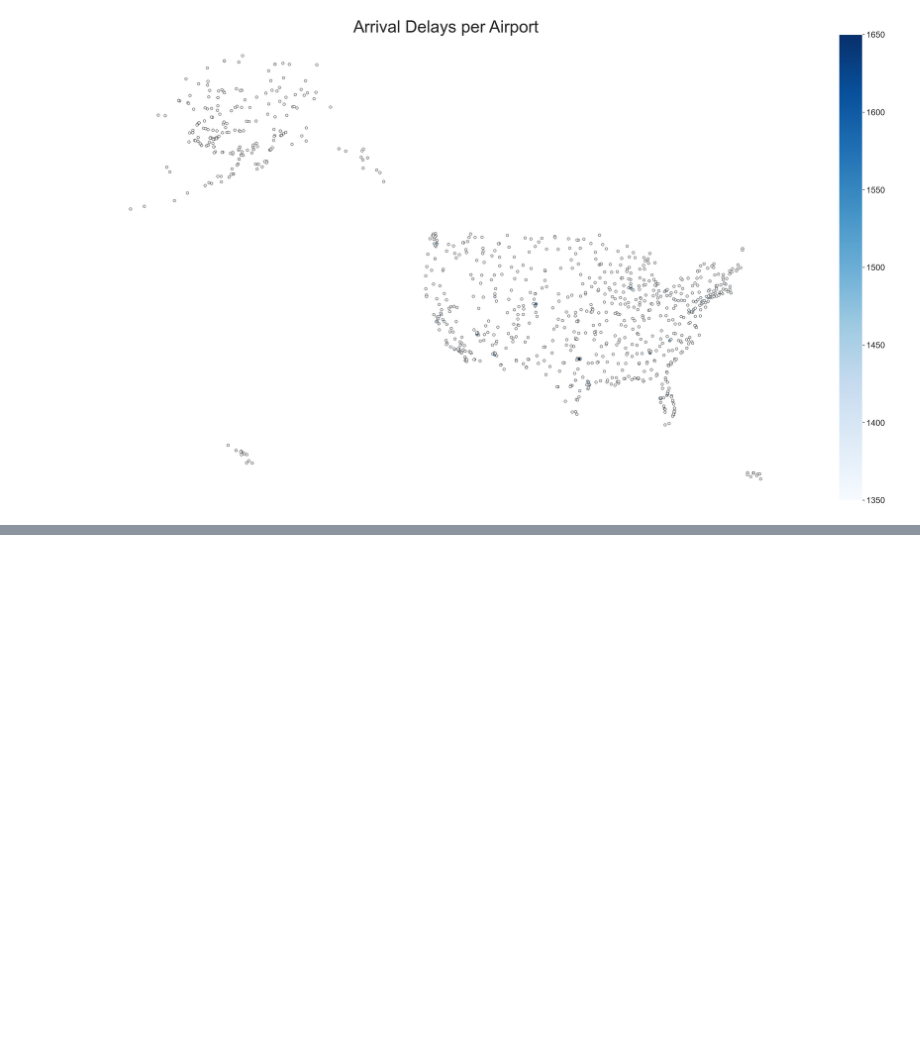
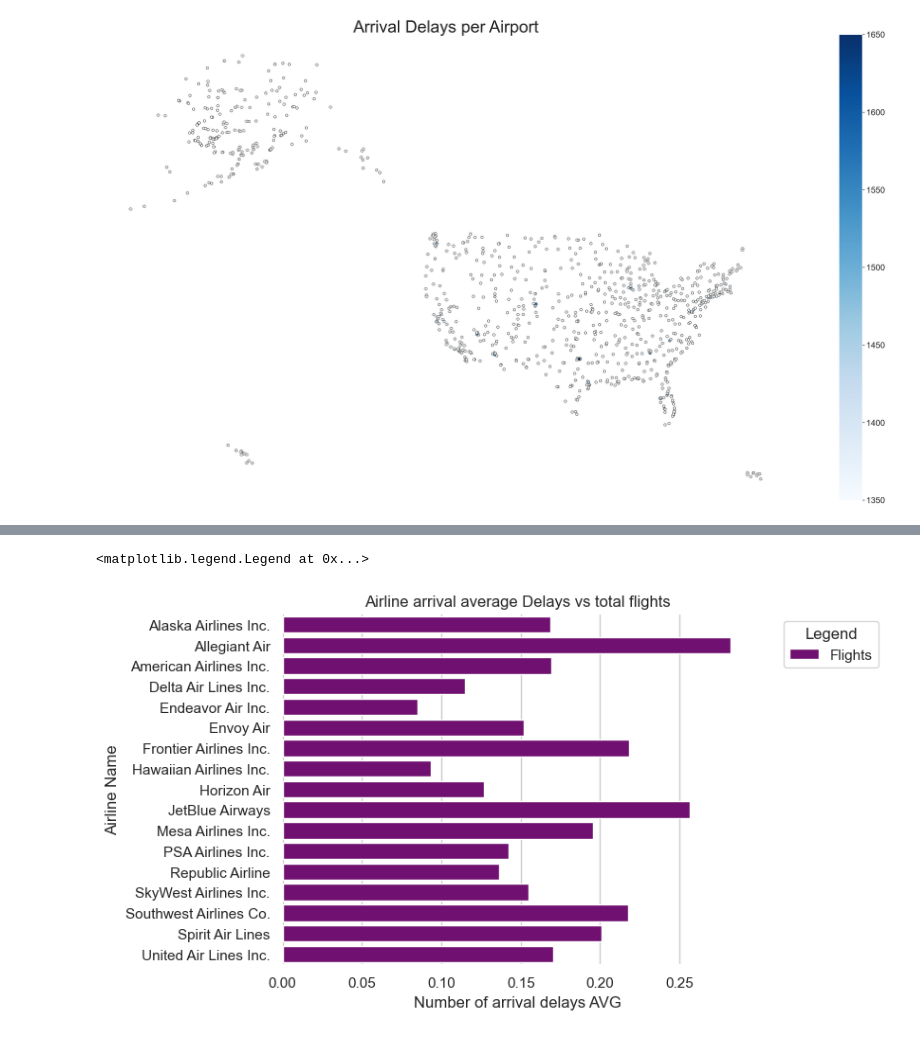
Before and after one commit to ubco-W2022T2-data301/project-group-group51, a Jupyter notebook: analysis/analysis2.ipynb, the cells around one changed output, grey strips where cells are left out. Saved outputs shown, nothing was run; the diff lists cells and outputs as text; code cells hidden in the pictures; blank space fills up the shorter version.

```diff
--- a/analysis/analysis2.ipynb
+++ b/analysis/analysis2.ipynb
@@ -88,0 +117,13 @@ merged.plot('late_aircraft_ct',cmap = color, linewidth=0.8, ax=ax, edgecolor = '
+# %%
+df4 = airlinedatafiltered.groupby('carrier_name')['arr_flights','arr_del15'].sum().reset_index()
+df4["avg"] = df4["arr_del15"] / df4["arr_flights"]
+
+sns.set_theme(style = "whitegrid")
+sns.set_color_codes("pastel")
+sns.barplot(data = df4, y = 'carrier_name',x = 'avg', color = "purple",errorbar=None).set(xlabel = "Number of arrival delays AVG",title = "Airline arrival average Delays vs total flights",ylabel = "Airline Name")
+sns.despine(left= True, bottom = True)
+labels = ['Flights', 'Delayed > 15']
+plt.legend(labels, title = "Legend",bbox_to_anchor = (1.05,1), loc = "best")
+# %% [output]
+<matplotlib.legend.Legend at 0x...>
+[figure, added]
```
Also changed, not shown: parts of 12 cells of this notebook, 1 other file.
